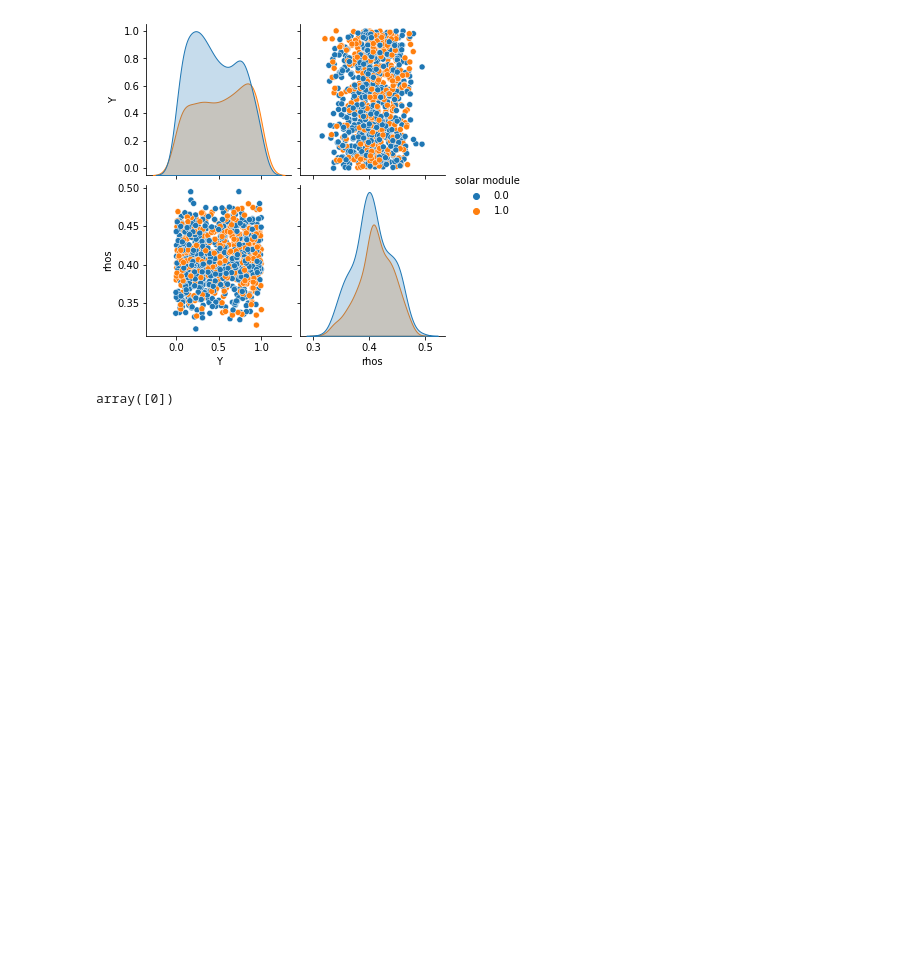
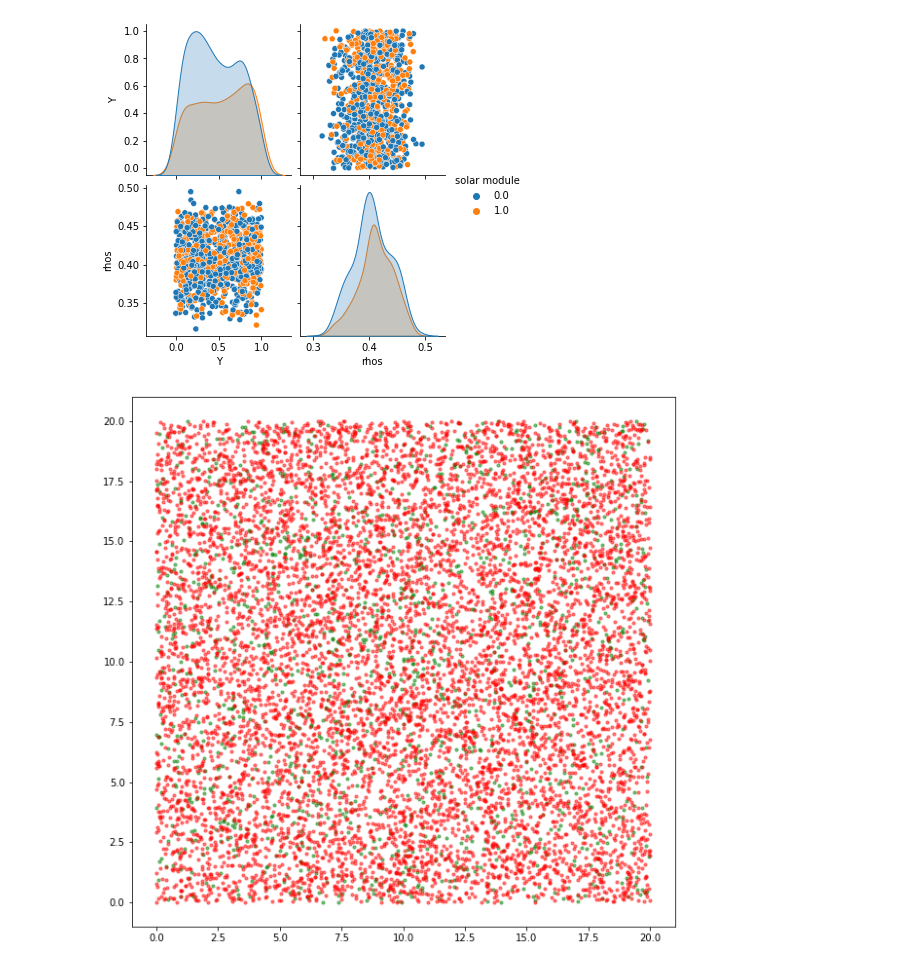
Before and after one commit to damhoe/pv-master, a Jupyter notebook: test_probability_distribution.ipynb, the cells around one changed output. Saved outputs shown, nothing was run; the diff lists cells and outputs as text; code cells hidden in the pictures; blank space fills up the shorter version.

```diff
--- a/test_probability_distribution.ipynb
+++ b/test_probability_distribution.ipynb
@@ -251,7 +251,26 @@ for r in rs:
 [figure]
 [figure]
 [figure]
-# %%
-x
-# %% [output]
-array([0])
+# %%
+from numpy import loadtxt
+
+# load data
+state = loadtxt("distribution.txt", dtype="float64", delimiter=",")
+N = state.shape[0]
+L = 20
+# %%
+import matplotlib.pyplot as plt
+
+def plot_distribution(state):
+    fig = plt.figure(figsize=(10, 10))
+    ax = fig.add_subplot(111)
+
+    cells = state[state[:, 2] == True]
+    empty = state[state[:, 2] == False]
+
+    ax.scatter(cells[:,0], cells[:,1], color='green', s= 10, alpha=0.5)
+    ax.scatter(empty[:,0], empty[:,1], color='red', s=10, alpha=0.5)
+
+plot_distribution(state)
+# %% [output]
+[figure, added]
```
Also changed, not shown: parts of 5 cells of this notebook, 9 other files.
